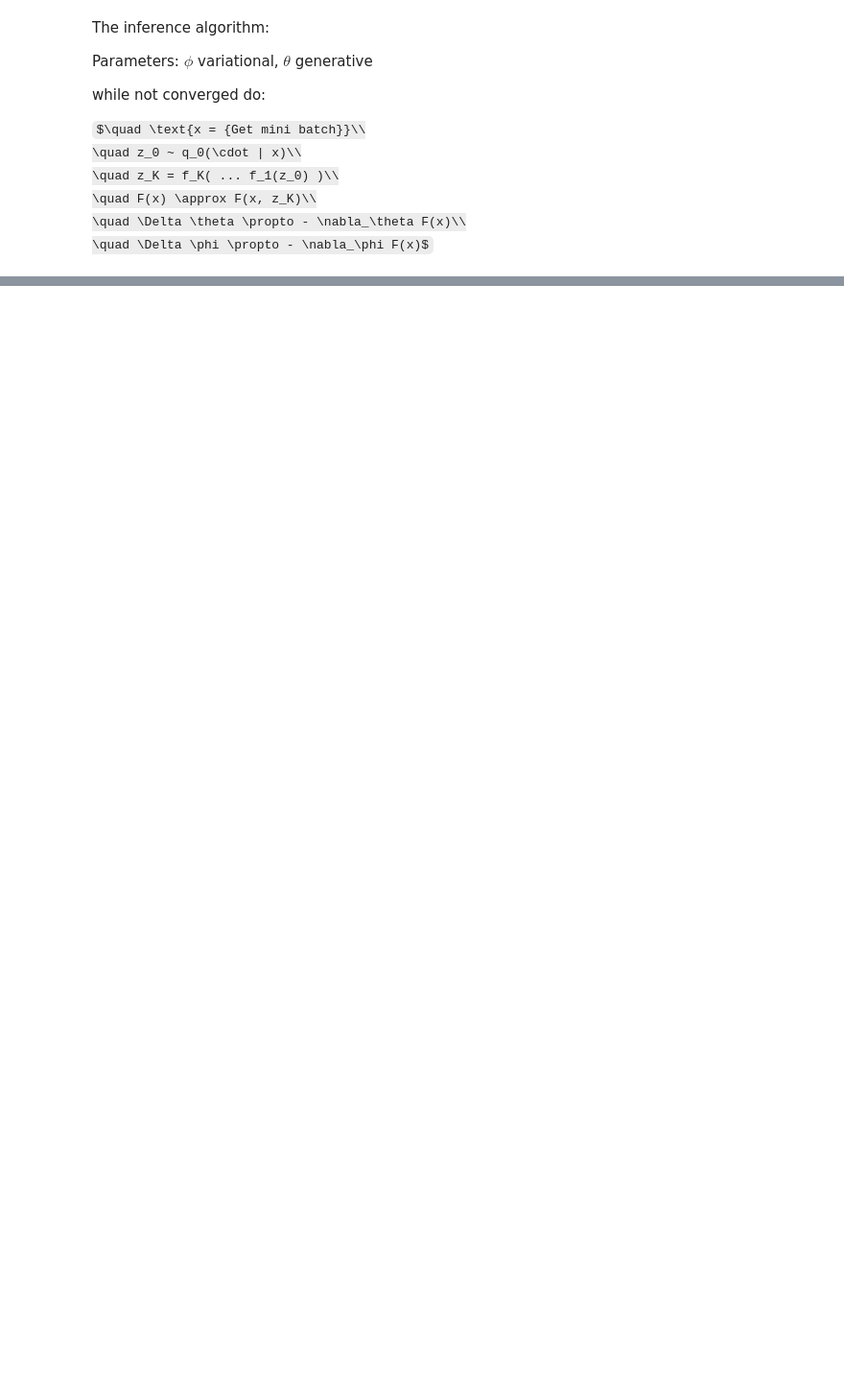
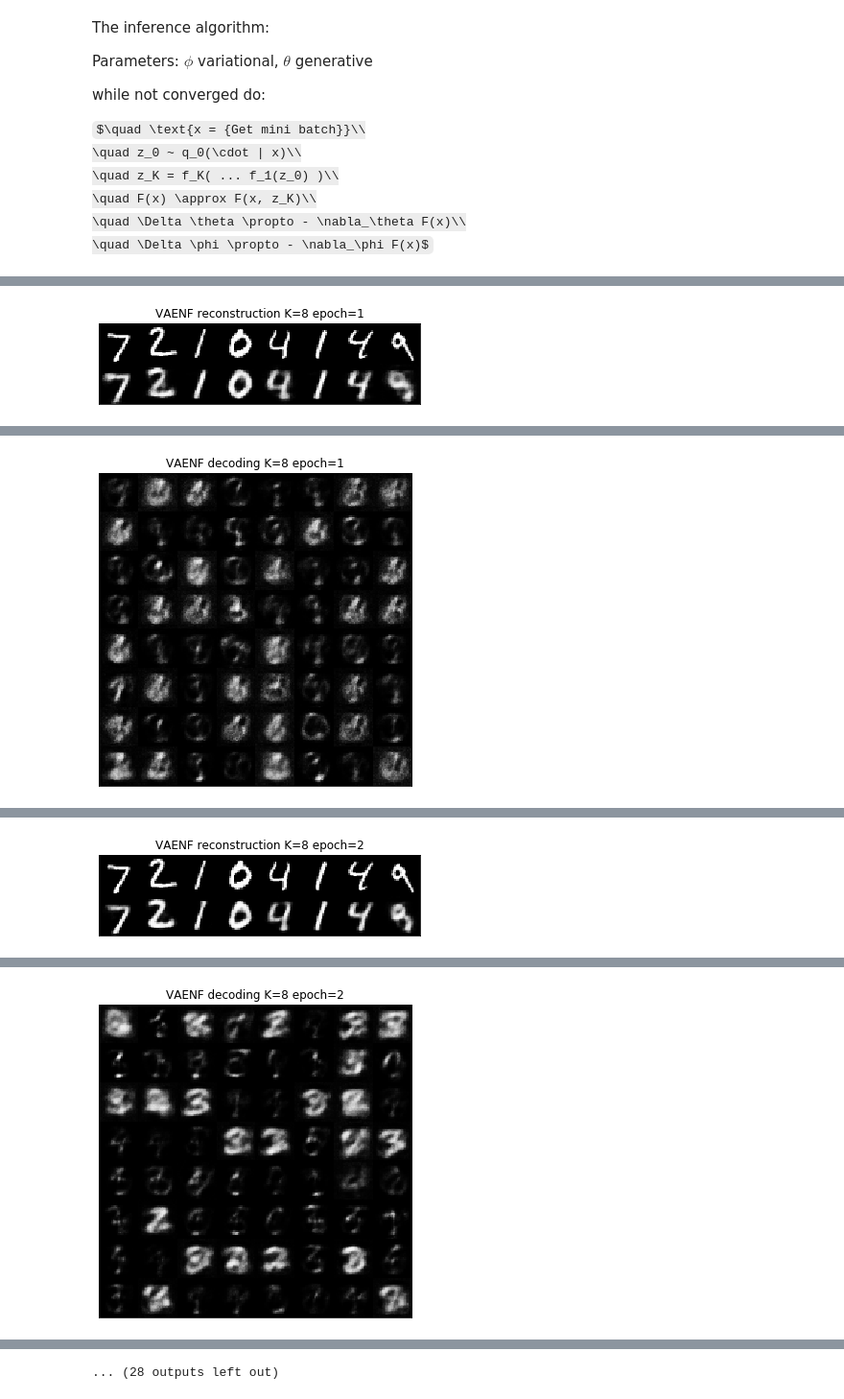
Before and after one commit to braintimeException/vi-with-normalizing-flows, a Jupyter notebook: VAE_and_NF.ipynb, the cells around one changed output, grey strips where cells are left out. Shown at 96% size. Saved outputs shown, nothing was run; the diff lists cells and outputs as text; code cells hidden in the pictures; some formulas as TeX source; blank space fills up the shorter version.

Commit message:
add plots

```diff
--- a/VAE_and_NF.ipynb
+++ b/VAE_and_NF.ipynb
@@ -184,15 +184,26 @@ class VariationalAutoencoderNormalizingFlow(nn.Module):
         z = self.reparameterize(mu, logvar)
         z = self.flow.forward(z, params)
         return self.decode(z), mu, logvar
-# %%
-def plot_image(img):
-    plt.figure()
-    plt.imshow(make_grid(img.data.numpy()))
-    plt.show()
-    plt.close()
+# %%
+def plot_image(tensor, title, figsize=None, nrow=8, padding=2,
+               normalize=False, range=None, scale_each=False, pad_value=0):
+
+    grid = make_grid(tensor, nrow=nrow, padding=padding, pad_value=pad_value,
+                     normalize=normalize, range=range, scale_each=scale_each)
+    ndarr = grid.permute(1, 2, 0).cpu().numpy()
+    fig_height, fig_width, _ = ndarr.shape
+    if figsize is not None:
+        plt.figure(figsize=figsize)
+    plt.imshow(ndarr)
+    cur_axes = plt.gca()
+    cur_axes.axes.get_xaxis().set_visible(False)
+    cur_axes.axes.get_yaxis().set_visible(False)
+    plt.title(title)
+    plt.show()
+    plt.close()
 # %%
 device = "cpu"
-model = VariationalAutoencoderNormalizingFlow(RadialTransformation, 20, 32)
+model = VariationalAutoencoderNormalizingFlow(PlanarTransformation, 20, 8)
 
 optimizer = optim.Adam(model.parameters(), lr=1e-3)
 
@@ -246,8 +257,8 @@ def test_VAENF(epoch):
                 n = min(data.size(0), 8)
                 comparison = torch.cat([data[:n],
                                       recon_batch.view(100, 1, 28, 28)[:n]])
-                save_image(comparison.cpu(),
-                         '../results/reconstruction_VAENF_' + str(model.flow.K) + "_" + str(epoch) + '.png', nrow=n)
+                plot_image(comparison.cpu(),
+                         'VAENF reconstruction K=' + str(model.flow.K) + " epoch=" + str(epoch), figsize=[6, 6], padding=0, nrow=n)
 
     test_loss /= len(test_loader.dataset)
     print('====> Test set loss: {:.4f}'.format(test_loss))
@@ -259,6 +270,6 @@ for epoch in range(1, 10 + 1):
         _ , _, params = model.encode(large_batch.view(-1, 784))
         sample = torch.randn(64, 20).to(device)
         sample = model.decode( model.flow.forward( sample, params ) ).cpu()
-        save_image(sample.view(64, 1, 28, 28),
-        '../results/sample_VAENF_' + str(model.flow.K) + "_" + str(epoch) + '.png')
+        plot_image(sample.view(64, 1, 28, 28),
+            'VAENF decoding K=' + str(model.flow.K) + " epoch=" + str(epoch), figsize=[6, 6], padding=0)
 # %% [output]
@@ -281,0 +278 @@ Train Epoch: 10 [0/60000 (0%)]  Loss: 69.057827
+[figure, added]
@@ -281,0 +280 @@ Train Epoch: 10 [0/60000 (0%)]  Loss: 69.057827
+[figure, added]
@@ -281,0 +283 @@ Train Epoch: 10 [0/60000 (0%)]  Loss: 69.057827
+[figure, added]
@@ -281,0 +285 @@ Train Epoch: 10 [0/60000 (0%)]  Loss: 69.057827
+[figure, added]
@@ -282,3 +291,4 @@ Train Epoch: 10 [0/60000 (0%)]  Loss: 69.057827
+... (28 outputs left out)
 # %%
 class VAE(nn.Module):
     def __init__(self):
```
Also changed, not shown: parts of 2 cells of this notebook.
